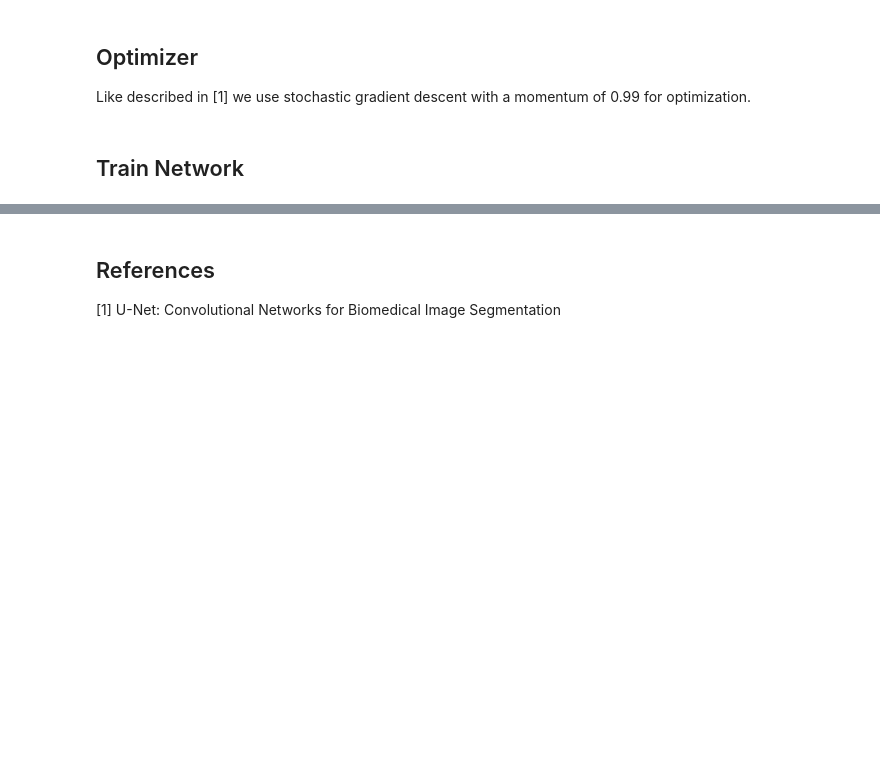
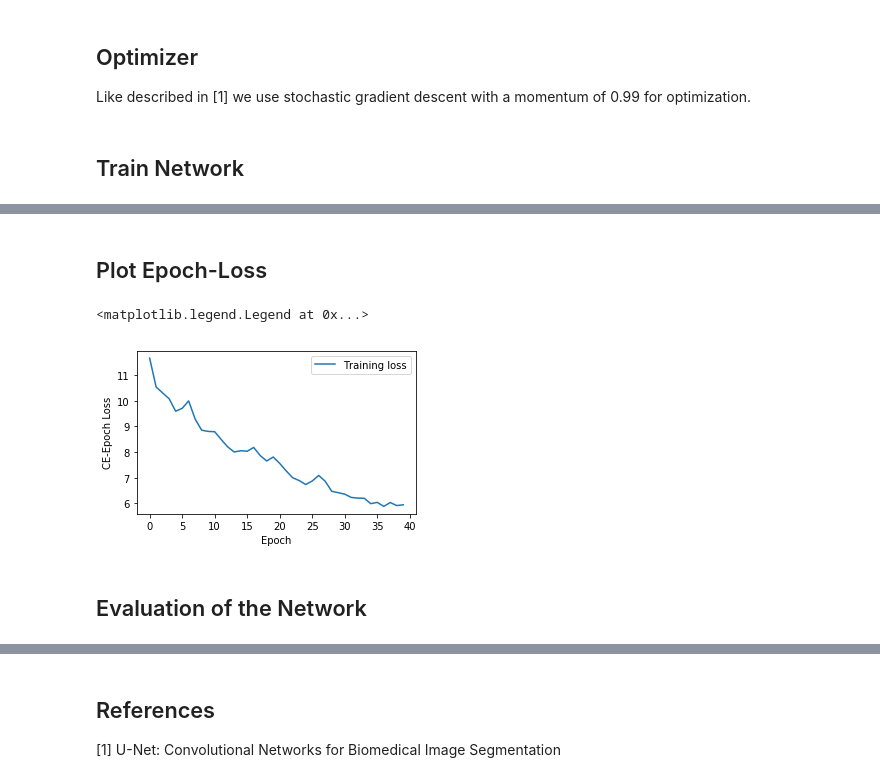
Before and after one commit to rjoe5020/UNet, a Jupyter notebook: UNet_new.ipynb, the cells around one changed output, grey strips where cells are left out. Saved outputs shown, nothing was run; the diff lists cells and outputs as text; code cells hidden in the pictures; blank space fills up the shorter version.

```diff
--- a/UNet_new.ipynb
+++ b/UNet_new.ipynb
@@ -268 +295,14 @@ Use ``skimage.transform.resize`` instead.
+# %% [markdown]
+## Plot Epoch-Loss
+# %%
+plt.figure(figsize=(5,3))
+plt.plot(losses)
+plt.xlabel('Epoch')
+plt.ylabel('CE-Epoch Loss')
+plt.legend(['Training loss'])
+# %% [output]
+<matplotlib.legend.Legend at 0x...>
+[figure, added]
+# %% [markdown]
+## Evaluation of the Network
 # %%
```
Also changed, not shown: parts of 12 cells of this notebook.
